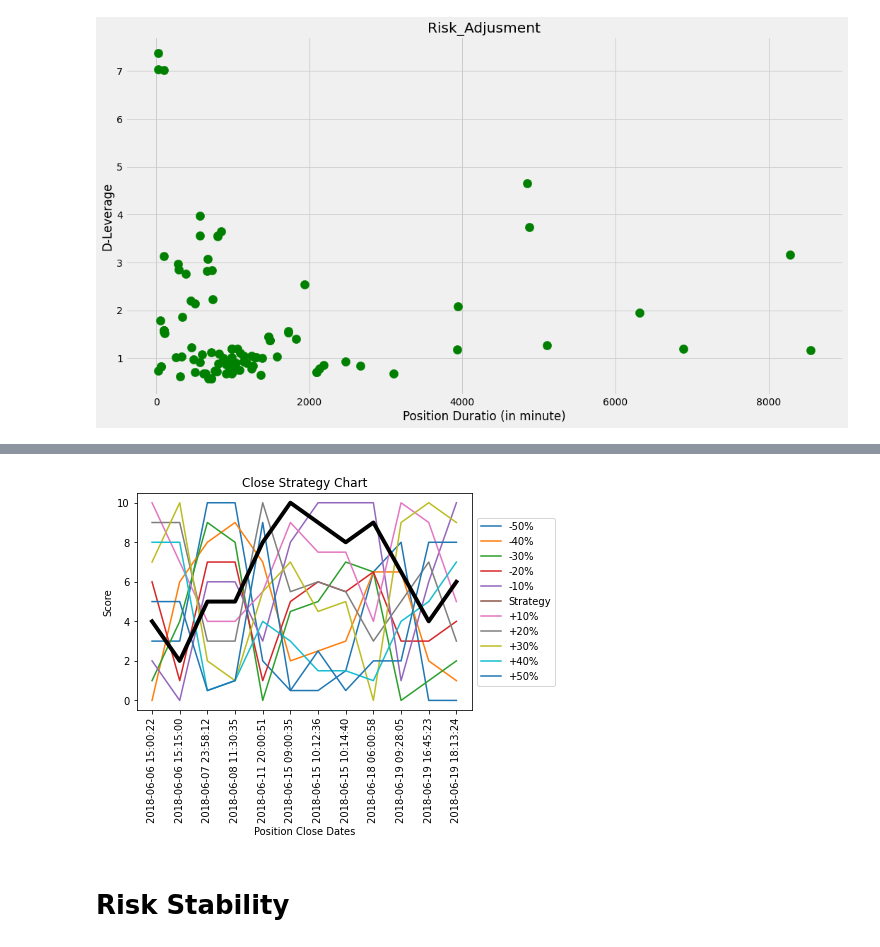
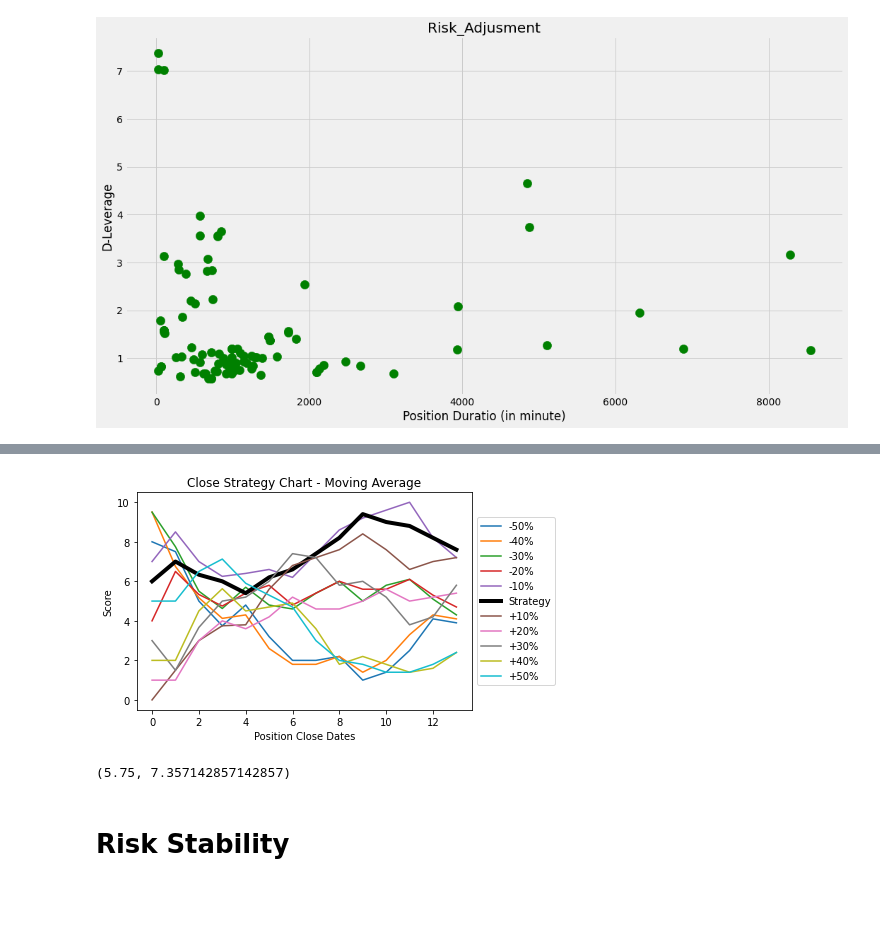
Before and after one commit to adaji/TraderEvaluation, a Jupyter notebook: TestNote.ipynb, the cells around one changed output, grey strips where cells are left out. Cells and saved outputs as stored; diff of their text form; code cells hidden in the pictures; blank space fills up the shorter version.

```diff
--- a/TestNote.ipynb
+++ b/TestNote.ipynb
@@ -286,7 +242,12 @@ os_cs.plot_open_strategy
-# %%
-os_cs.plot_close_strategy
-# %% [output]
-[figure, removed]
+# %%
+# plt.figure(figsize=(15,9))
+oscs.plot_close_strategy_moving_average
+# %% [output]
+[figure, added]
+# %%
+oscs.final_open_score, oscs.final_close_score
+# %% [output]
+(5.75, 7.357142857142857)
 # %% [markdown]
 # Risk Stability
 # %%
```
Also changed, not shown: parts of 16 cells of this notebook, 1 other file.
